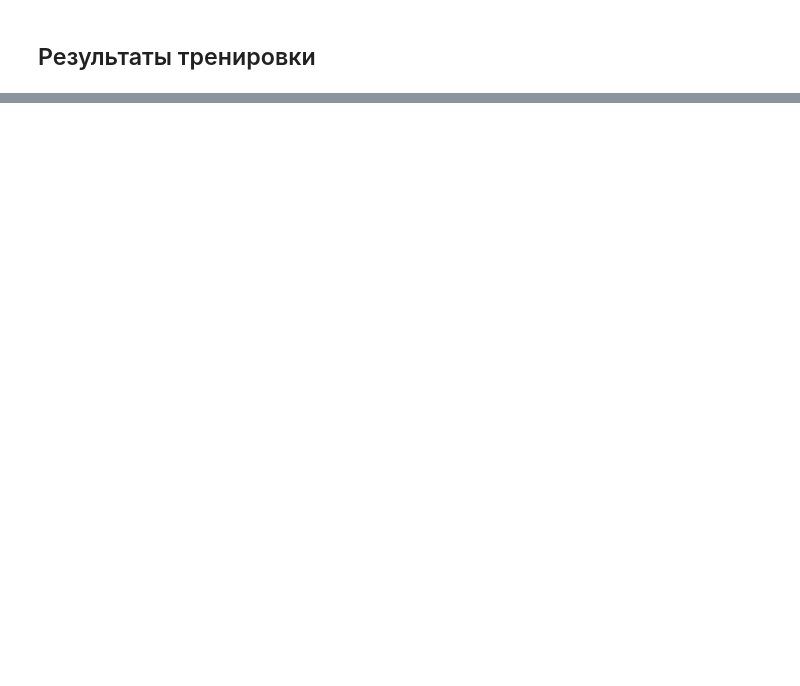
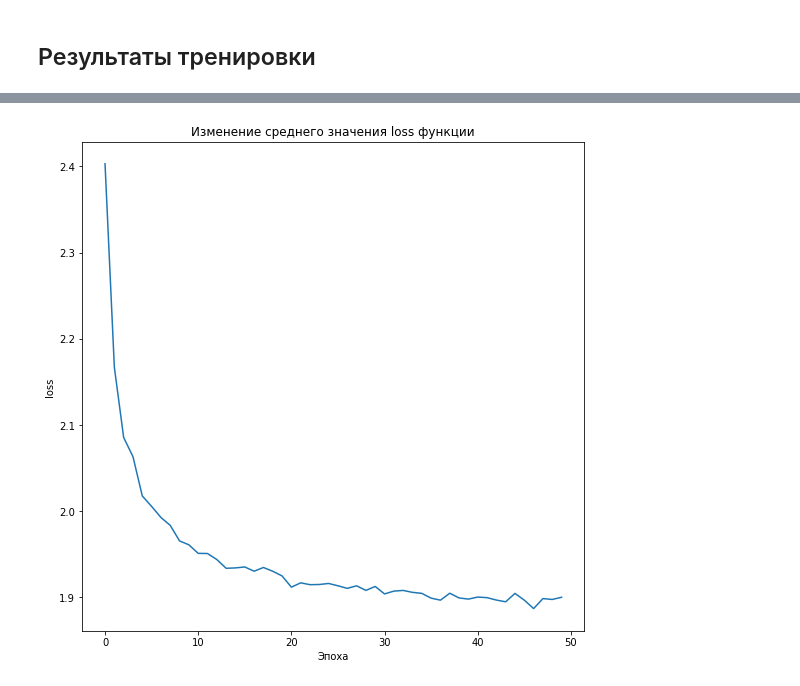
Before and after one commit to DenisKabanov/computational_linguistics_lab4, a Jupyter notebook: Lab4.ipynb, the cells around one changed output, grey strips where cells are left out. Drawn from its saved outputs; the diff is of its cells as text; code cells hidden in the pictures; blank space fills up the shorter version.

```diff
--- a/Lab4.ipynb
+++ b/Lab4.ipynb
@@ -260,2 +98,0 @@ device = torch.device("cuda")
-# %%
-net = RNN(len(unique_symbols), hidden_size, len(unique_symbols), n_layers)
@@ -610,0 +723,33 @@ YES
+# %%
+# сохранение данных после обучения
+
+RNN.save_model(net.to(torch.device("cpu")), f'models/RNN_epoch_50_batch_1.ckpt')
+
+with open(r'models/RNN_epoch_50_batch_1_losses_avg.pkl', 'wb') as f:
+    pickle.dump(l_avg, f)
+
+with open(r'models/RNN_epoch_50_batch_1_losses_best.pkl', 'wb') as f:
+    pickle.dump(l_best, f)
+
+with open(r'models/RNN_epoch_50_batch_1_hidden.pkl', 'wb') as f:
+    pickle.dump(hidden, f)
+# %%
+# загрузка сохранённых данных
+
+net_rnn = RNN.load_model("models/RNN_epoch_50_batch_1.ckpt").to(device)
+
+with open(r'models/RNN_epoch_50_batch_1_losses_avg.pkl', 'rb') as f:
+    rnn_losses_avg = pickle.load(f)
+
+with open(r'models/RNN_epoch_50_batch_1_losses_best.pkl', 'rb') as f:
+    rnn_losses_best = pickle.load(f)
+rnn_losses_best = [i.tolist() for i in rnn_losses_best]
+# %%
+plt.figure(figsize=(9, 9))
+plt.title("Изменение среднего значения loss функции")
+plt.xlabel("Эпоха")
+plt.ylabel("loss")
+plt.plot(rnn_losses_avg)
+plt.show()
+# %% [output]
+[figure, added]
```
Also changed, not shown: parts of 175 cells of this notebook, 20 other files.
